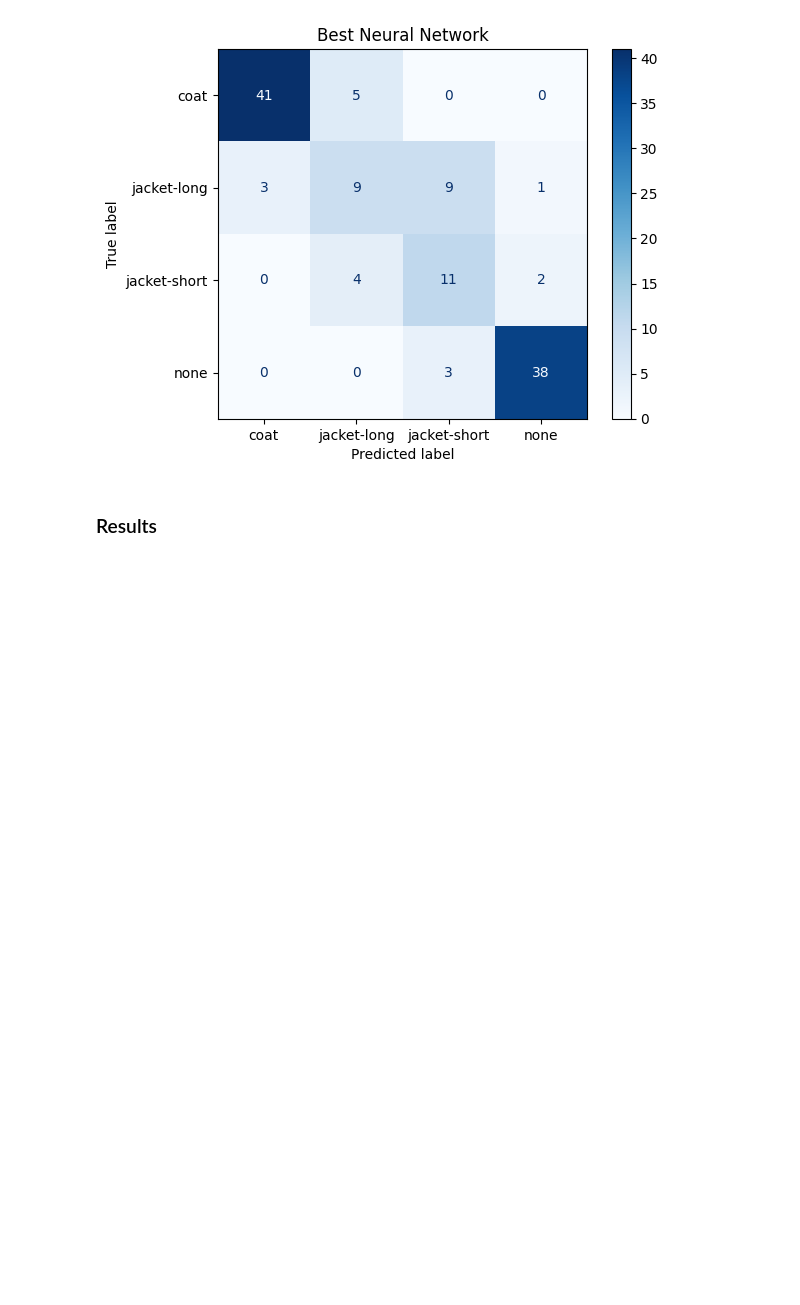
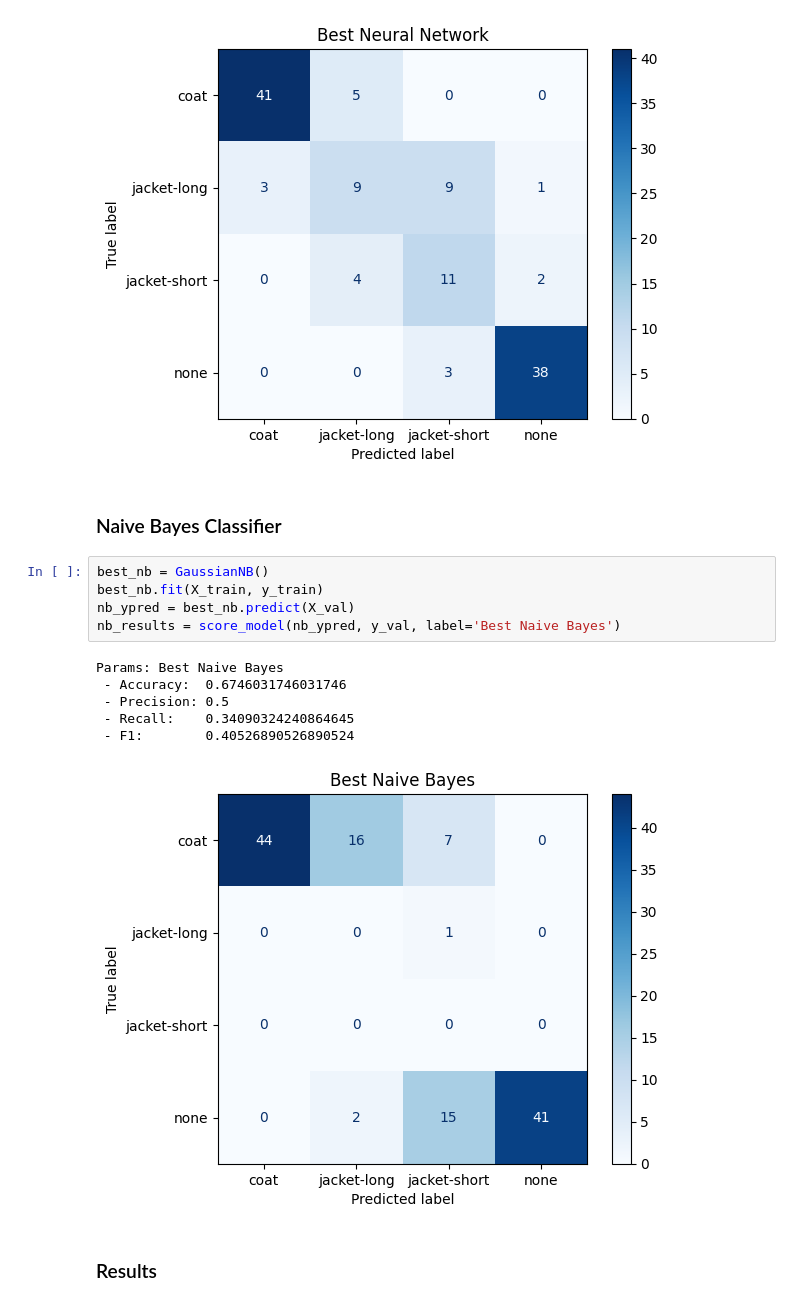
Before and after one commit to tikkikkit21/WeatherML, a Jupyter notebook: research.ipynb, the cells around one changed output. Saved outputs shown, nothing was run; the diff lists cells and outputs as text; blank space fills up the shorter version.

```diff
--- a/research.ipynb
+++ b/research.ipynb
@@ -666,6 +667,20 @@ Params: Best Neural Network
  - Recall:    0.7185708371847727
  - F1:        0.7094850948509486
 [figure]
+# %% [markdown]
+### Naive Bayes Classifier
+# %%
+best_nb = GaussianNB()
+best_nb.fit(X_train, y_train)
+nb_ypred = best_nb.predict(X_val)
+nb_results = score_model(nb_ypred, y_val, label='Best Naive Bayes')
+# %% [output]
+Params: Best Naive Bayes
+ - Accuracy:  0.6746031746031746
+ - Precision: 0.5
+ - Recall:    0.34090324240864645
+ - F1:        0.40526890526890524
+[figure, added]
 # %% [markdown]
 ### Results
 # %%
```
Also changed, not shown: parts of 2 cells of this notebook.
